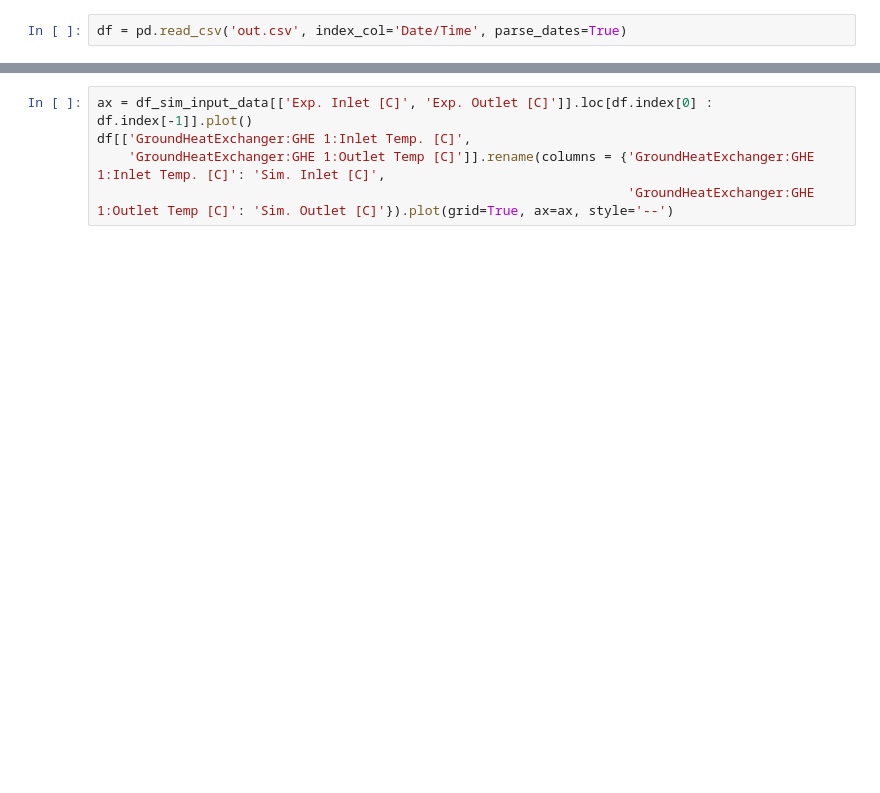
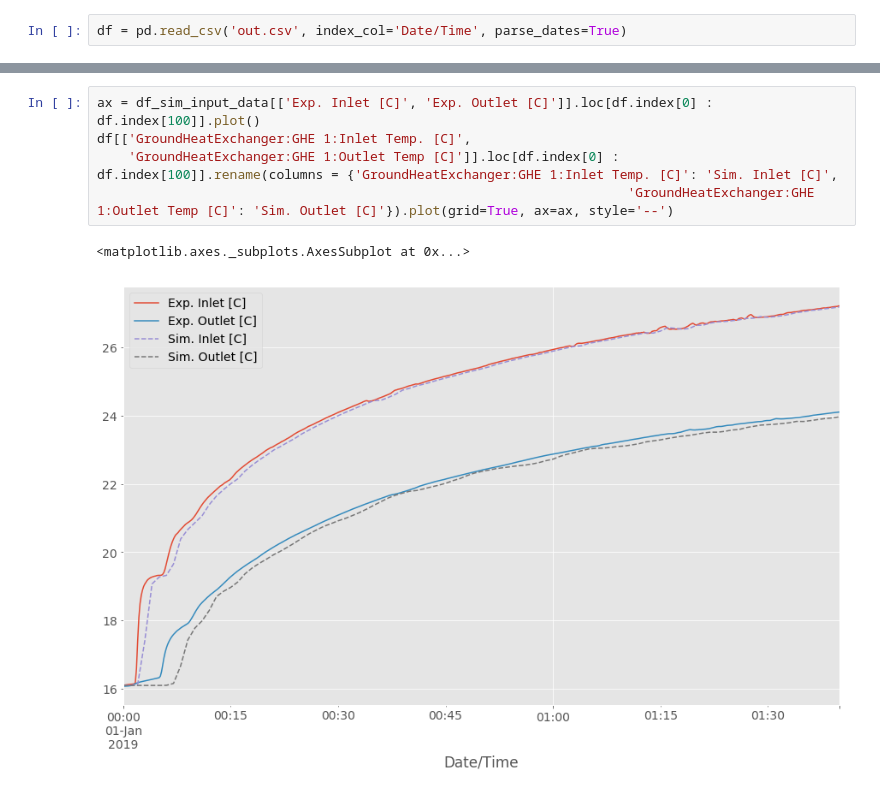
Before and after one commit to mitchute/GLHE, a Jupyter notebook: studies/MFRTRT_EWT_g_functions/EWT_run_and_plot.ipynb, the cells around one changed output, grey strips where cells are left out. Cells and saved outputs as stored; diff of their text form; blank space fills up the shorter version.

```diff
--- a/studies/MFRTRT_EWT_g_functions/EWT_run_and_plot.ipynb
+++ b/studies/MFRTRT_EWT_g_functions/EWT_run_and_plot.ipynb
@@ -103,8 +149,11 @@ df_sim_input_data.head(1)
 # %%
-ax = df_sim_input_data[['Exp. Inlet [C]', 'Exp. Outlet [C]']].loc[df.index[0] : df.index[-1]].plot()
+ax = df_sim_input_data[['Exp. Inlet [C]', 'Exp. Outlet [C]']].loc[df.index[0] : df.index[100]].plot()
 df[['GroundHeatExchanger:GHE 1:Inlet Temp. [C]',
-    'GroundHeatExchanger:GHE 1:Outlet Temp [C]']].rename(columns = {'GroundHeatExchanger:GHE 1:Inlet Temp. [C]': 'Sim. Inlet [C]',
+    'GroundHeatExchanger:GHE 1:Outlet Temp [C]']].loc[df.index[0] : df.index[100]].rename(columns = {'GroundHeatExchanger:GHE 1:Inlet Temp. [C]': 'Sim. Inlet [C]',
                                                                     'GroundHeatExchanger:GHE 1:Outlet Temp [C]': 'Sim. Outlet [C]'}).plot(grid=True, ax=ax, style='--')
+# %% [output]
+<matplotlib.axes._subplots.AxesSubplot at 0x...>
+[figure, added]
 # %%
 ax = df_sim_input_data[['HT Rate [W]']].rename(columns={'HT Rate [W]': 'Exp. HT Rate [W]'}).loc[df.index[0] : df.index[-1]].plot()
 df[['GroundHeatExchanger:GHE 1:Heat Rate [W]']].rename(columns={'GroundHeatExchanger:GHE 1:Heat Rate [W]': 'Sim. HT Rate [W]'}).plot(grid=True, ax=ax)
```
Also changed, not shown: parts of 11 cells of this notebook, 2 other files.
